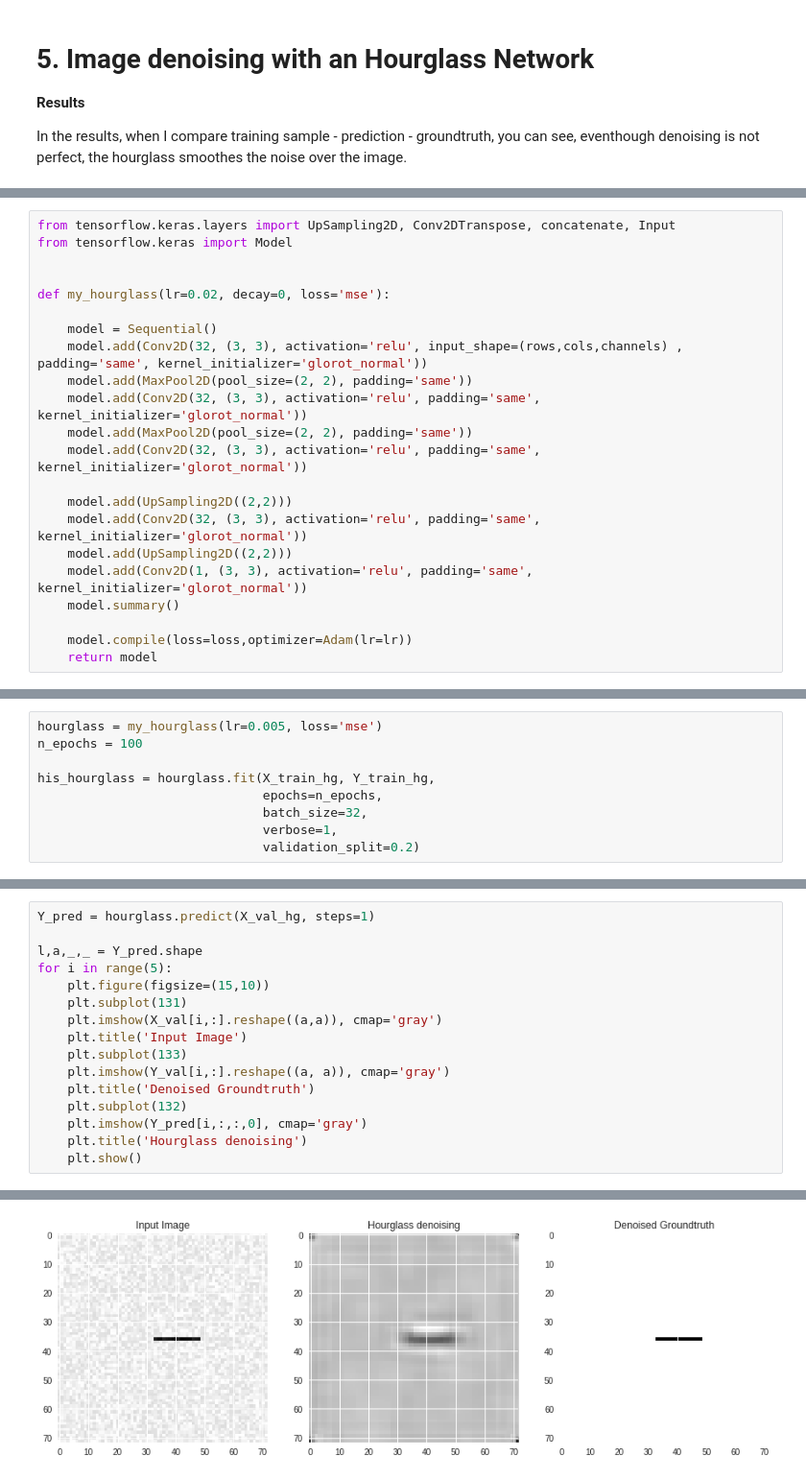
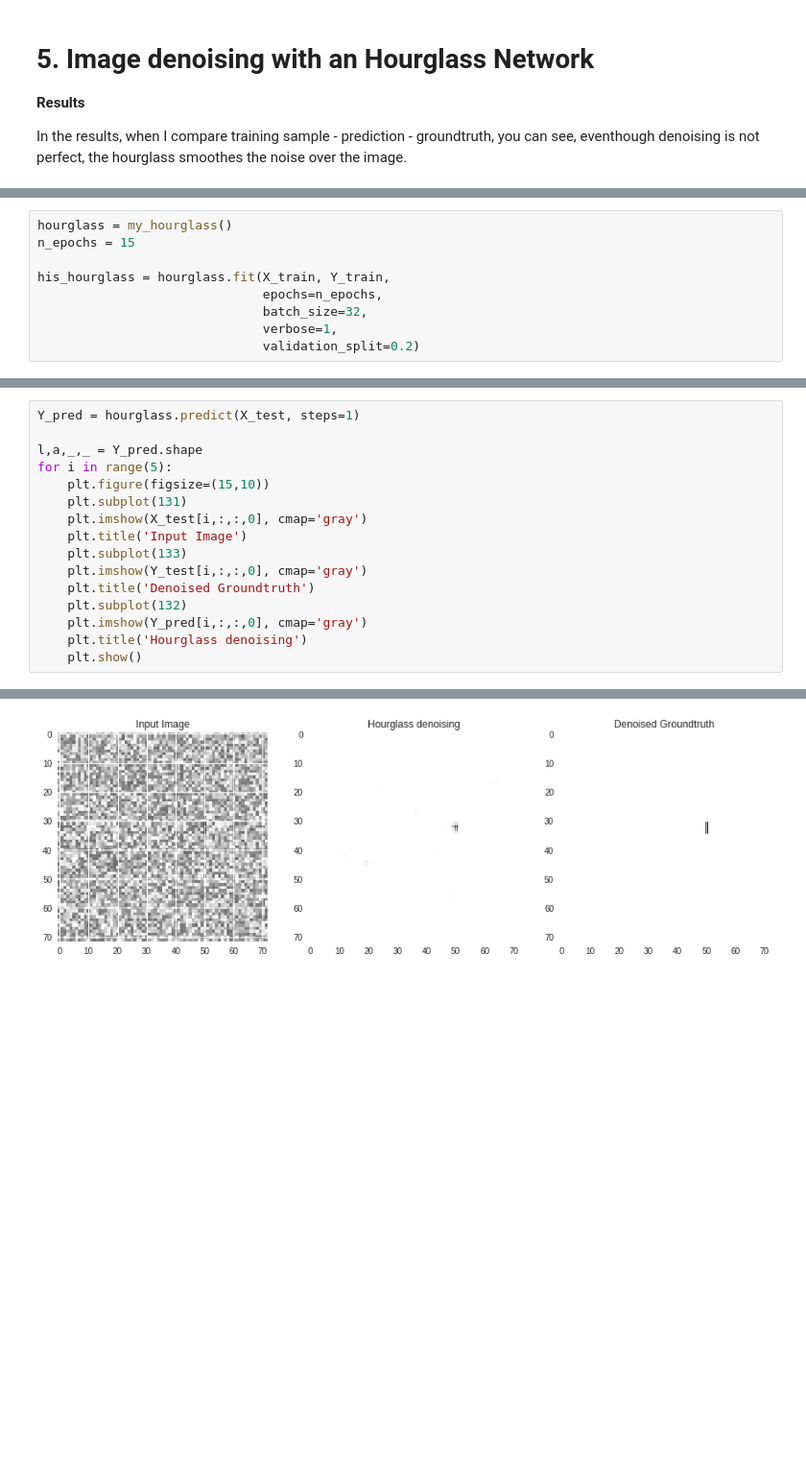
Before and after one commit to smartinot/DL_assignment, a Jupyter notebook: mn1.ipynb, the cells around one changed output, grey strips where cells are left out. Shown: that part at 96% size. Saved outputs shown, nothing was run; the diff lists cells and outputs as text; blank space fills up the shorter version.

```diff
--- a/mn1.ipynb
+++ b/mn1.ipynb
@@ -480,22 +504,0 @@ Y_test_hg = np.reshape(Y_test, (n_test, rows, cols,  channels))
-# %%
-from tensorflow.keras.layers import UpSampling2D, Conv2DTranspose, concatenate, Input
-from tensorflow.keras import Model
-
-
-def my_hourglass(lr=0.02, decay=0, loss='mse'):
-
-    model = Sequential()
-    model.add(Conv2D(32, (3, 3), activation='relu', input_shape=(rows,cols,channels) , padding='same', kernel_initializer='glorot_normal'))
-    model.add(MaxPool2D(pool_size=(2, 2), padding='same'))
-    model.add(Conv2D(32, (3, 3), activation='relu', padding='same', kernel_initializer='glorot_normal'))
-    model.add(MaxPool2D(pool_size=(2, 2), padding='same'))
-    model.add(Conv2D(32, (3, 3), activation='relu', padding='same', kernel_initializer='glorot_normal'))
-
-    model.add(UpSampling2D((2,2)))
-    model.add(Conv2D(32, (3, 3), activation='relu', padding='same', kernel_initializer='glorot_normal'))
-    model.add(UpSampling2D((2,2)))
-    model.add(Conv2D(1, (3, 3), activation='relu', padding='same', kernel_initializer='glorot_normal'))
-    model.summary()
-
-    model.compile(loss=loss,optimizer=Adam(lr=lr))
-    return model
@@ -502,8 +550,8 @@ def my_hourglass(lr=0.02, decay=0, loss='mse'):
 # %%
-hourglass = my_hourglass(lr=0.005, loss='mse')
-n_epochs = 100
+hourglass = my_hourglass()
+n_epochs = 15
 
-his_hourglass = hourglass.fit(X_train_hg, Y_train_hg,
+his_hourglass = hourglass.fit(X_train, Y_train,
                               epochs=n_epochs,
                               batch_size=32,
                               verbose=1,
@@ -542,14 +590,14 @@ plt.show()
 # %%
-Y_pred = hourglass.predict(X_val_hg, steps=1)
+Y_pred = hourglass.predict(X_test, steps=1)
 
 l,a,_,_ = Y_pred.shape
 for i in range(5):
     plt.figure(figsize=(15,10))
     plt.subplot(131)
-    plt.imshow(X_val[i,:].reshape((a,a)), cmap='gray')
+    plt.imshow(X_test[i,:,:,0], cmap='gray')
     plt.title('Input Image')
     plt.subplot(133)
-    plt.imshow(Y_val[i,:].reshape((a, a)), cmap='gray')
+    plt.imshow(Y_test[i,:,:,0], cmap='gray')
     plt.title('Denoised Groundtruth')
     plt.subplot(132)
     plt.imshow(Y_pred[i,:,:,0], cmap='gray')
@@ -561 +609 @@ for i in range(5):
-[figure, old version]
+[figure, new version]
```
Also changed, not shown: parts of 15 cells of this notebook.
